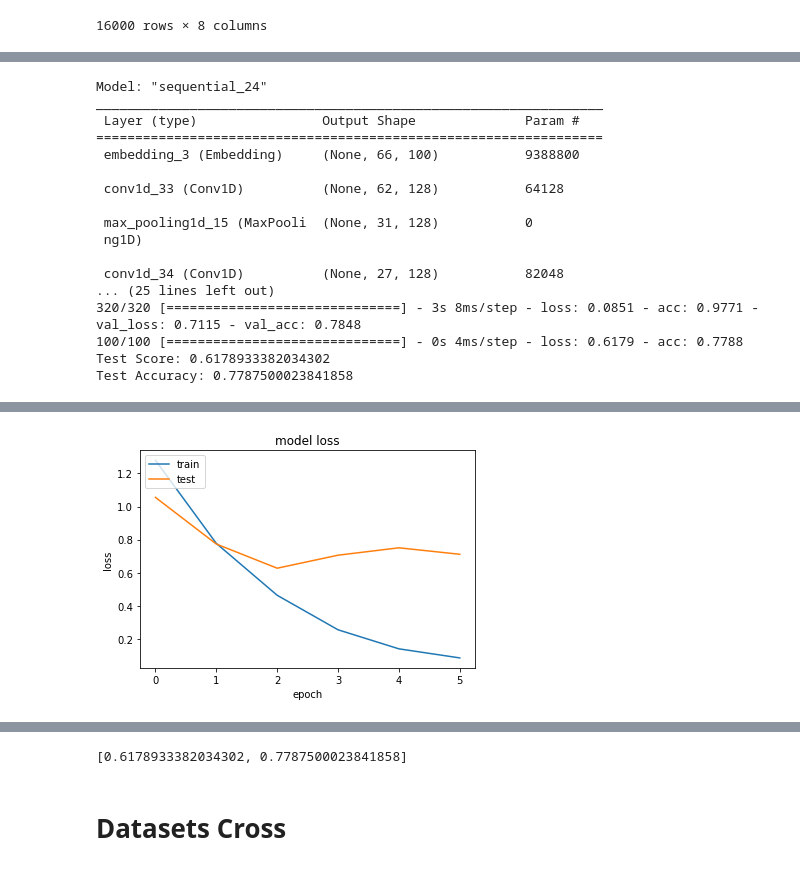
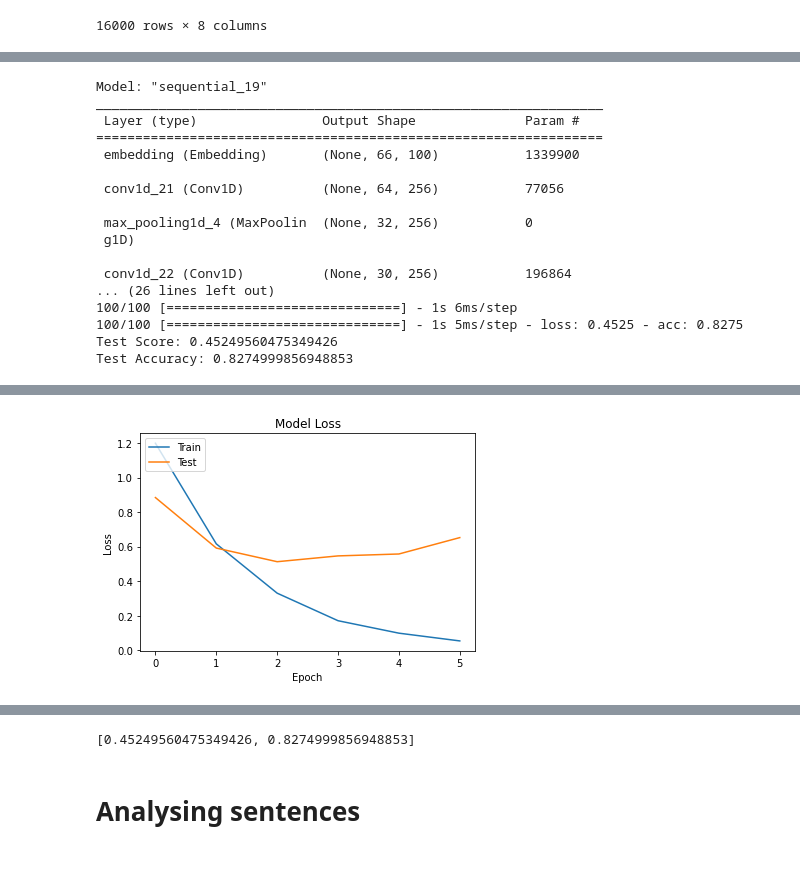
Before and after one commit to mirwisek/emotion-classification-twitter, a Jupyter notebook: CNN.ipynb, the cells around one changed output, grey strips where cells are left out. Cells and saved outputs as stored; diff of their text form; code cells hidden in the pictures.

```diff
--- a/CNN.ipynb
+++ b/CNN.ipynb
@@ -118,6 +119,7 @@ For CNN, it is necessary to remove certain elements from the text such as stopwo
 #----------
 
 TAG_RE = re.compile(r'<[^>]+>')
+stop_words = get_stop_words('english')
 
 def remove_tags(text):
     '''Removes HTML tags: replaces anything between opening and closing <> with empty space'''
@@ -125,7 +127,7 @@ def remove_tags(text):
     return TAG_RE.sub('', text)
 
 
-nltk.download('stopwords')
+#nltk.download('stopwords')
 
 def preprocess_text(sen):
     '''Cleans text data up, leaving only 2 or more char long non-stepwords composed of A-Z & a-z only
@@ -146,7 +148,7 @@ def preprocess_text(sen):
     sentence = re.sub(r'\s+', ' ', sentence)  # Next, we remove all the single characters and replace it by a space which creates multiple spaces in our text. Finally, we remove the multiple spaces from our text as well.
 
     # Remove Stopwords
-    pattern = re.compile(r'\b(' + r'|'.join(stopwords.words('english')) + r')\b\s*')
+    pattern = re.compile(r'\b(' + r'|'.join(stop_words) + r')\b\s*')
     sentence = pattern.sub('', sentence)
 
     return sentence
@@ -825,5 +981,5 @@ Test Accuracy: 0.817187488079071
 # %%
-def train_Multiclass_CNN_flattening(embedding_layer, X_train, y_train, filters=128, kernel=5, num_conv_layers=2, epochs=6):
+def train_Multiclass_CNN_flattening(embedding_layer, X_train, y_train, filters=256, kernel=3, num_conv_layers=2, epochs=6):
     cnn_model = Sequential()
     cnn_model.add(embedding_layer)
 
@@ -833,7 +989,7 @@ def train_Multiclass_CNN_flattening(embedding_layer, X_train, y_train, filters=1
 
     cnn_model.add(Flatten())
 
-    cnn_model.add(Dense(len(y_train.columns), activation='sigmoid'))
+    cnn_model.add(Dense(len(y_train.columns), activation='softmax'))
 
     cnn_model.compile(optimizer='adam', loss='categorical_crossentropy', metrics=['acc'])
 
@@ -846,22 +1002,22 @@ def train_Multiclass_CNN_flattening(embedding_layer, X_train, y_train, filters=1
     return cnn_model, cnn_model_history
 
 cnn_multiclass_model5, cnn_multiclass_model_history5 = train_Multiclass_CNN_flattening(embedding_layer_emotions, X_train_emotions, y_train_emotions)
-evaluate_Binary_CNN(cnn_multiclass_model5, cnn_multiclass_model_history5, X_test_emotions, y_test_emotions)
+evaluate_Multiclass_CNN(cnn_multiclass_model5, cnn_multiclass_model_history5, X_test_emotions, y_test_emotions)
 # %% [output]
-Model: "sequential_24"
+Model: "sequential_19"
 _________________________________________________________________
  Layer (type)                Output Shape              Param #
 =================================================================
- embedding_3 (Embedding)     (None, 66, 100)           9388800
+ embedding (Embedding)       (None, 66, 100)           1339900
 
- conv1d_33 (Conv1D)          (None, 62, 128)           64128
+ conv1d_21 (Conv1D)          (None, 64, 256)           77056
 
- max_pooling1d_15 (MaxPooli  (None, 31, 128)           0
- ng1D)
+ max_pooling1d_4 (MaxPoolin  (None, 32, 256)           0
+ g1D)
 
- conv1d_34 (Conv1D)          (None, 27, 128)           82048
-... (25 lines left out)
-320/320 [==============================] - 3s 8ms/step - loss: 0.0851 - acc: 0.9771 - val_loss: 0.7115 - val_acc: 0.7848
-100/100 [==============================] - 0s 4ms/step - loss: 0.6179 - acc: 0.7788
-Test Score: 0.6178933382034302
-Test Accuracy: 0.7787500023841858
+ conv1d_22 (Conv1D)          (None, 30, 256)           196864
+... (26 lines left out)
+100/100 [==============================] - 1s 6ms/step
+100/100 [==============================] - 1s 5ms/step - loss: 0.4525 - acc: 0.8275
+Test Score: 0.45249560475349426
+Test Accuracy: 0.8274999856948853
@@ -869 +1025 @@ Test Accuracy: 0.7787500023841858
-[figure, old version]
+[figure, new version]
@@ -870,6 +1027,6 @@ Test Accuracy: 0.7787500023841858
-[0.6178933382034302, 0.7787500023841858]
+[0.45249560475349426, 0.8274999856948853]
-# %% [markdown]
-# Datasets Cross
+# %% [markdown]
+# Analysing sentences
 # %%
 def analyseSentenseBinaryCCN(new_sentence, model, maxlen):
     # Tokenize and convert to numeric form
```
Also changed, not shown: parts of 20 cells of this notebook.
